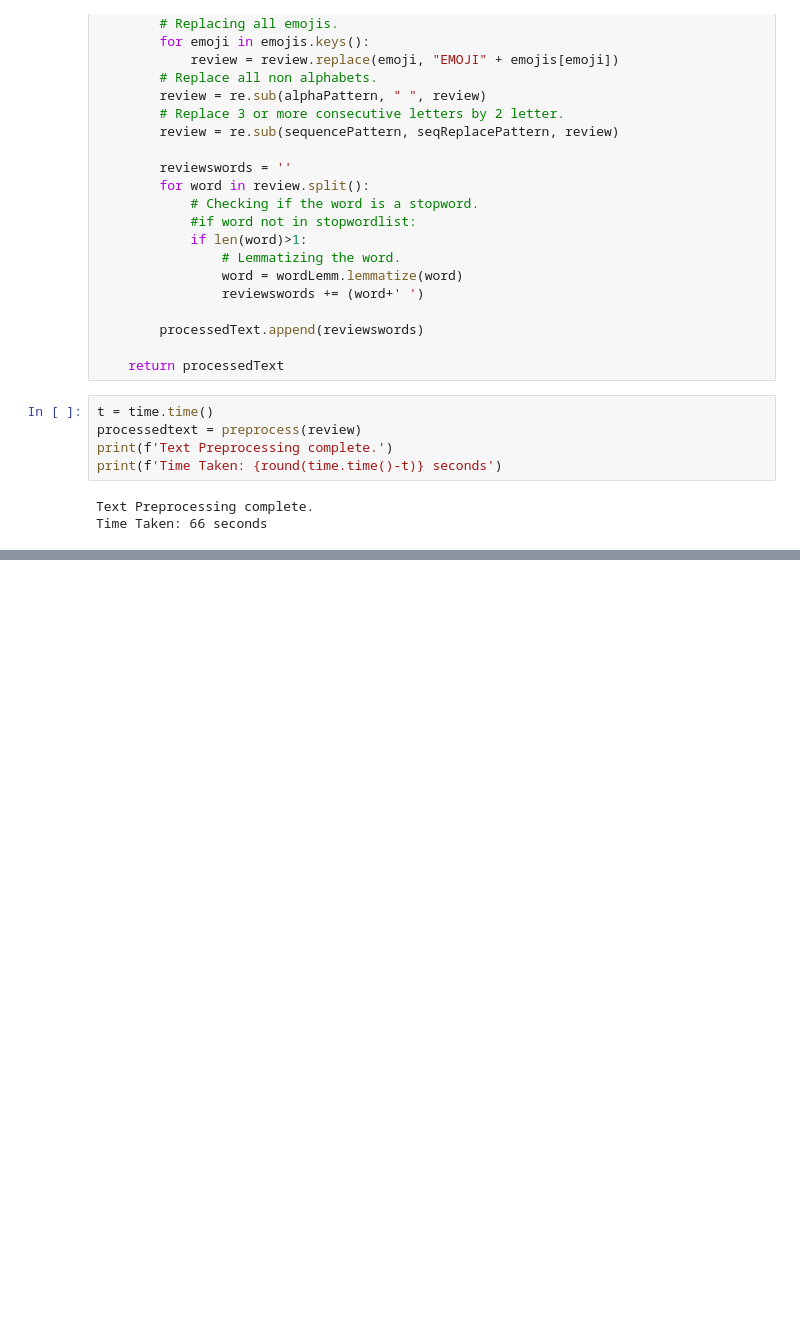
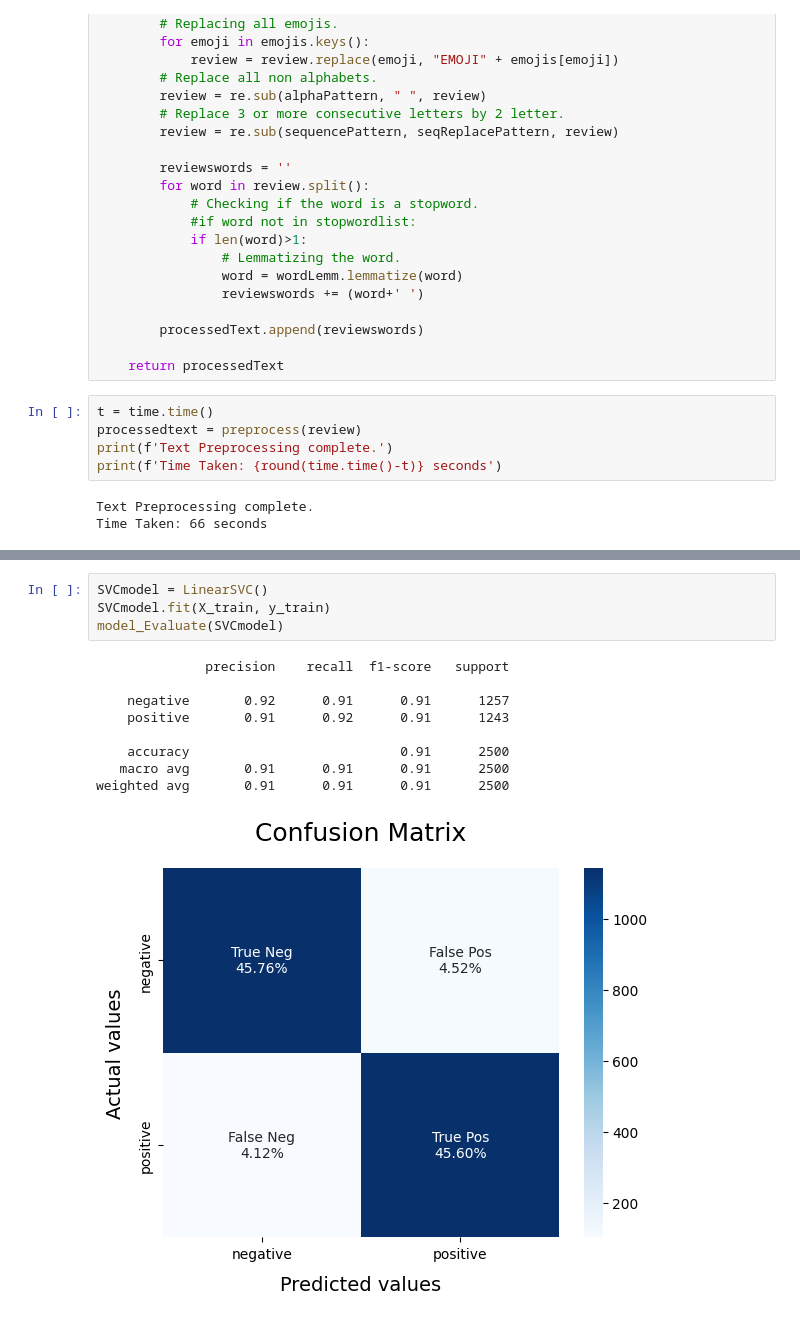
Before and after one commit to etimbukafia/sentiment_analysis, a Jupyter notebook: sentiment.ipynb, the cells around one changed output, grey strips where cells are left out. Cells and saved outputs as stored; diff of their text form; blank space fills up the shorter version.

```diff
--- a/sentiment.ipynb
+++ b/sentiment.ipynb
@@ -170,0 +242,14 @@ plt.imshow(wc)
+# %%
+SVCmodel = LinearSVC()
+SVCmodel.fit(X_train, y_train)
+model_Evaluate(SVCmodel)
+# %% [output]
+              precision    recall  f1-score   support
+
+    negative       0.92      0.91      0.91      1257
+    positive       0.91      0.92      0.91      1243
+
+    accuracy                           0.91      2500
+   macro avg       0.91      0.91      0.91      2500
+weighted avg       0.91      0.91      0.91      2500
+[figure, added]
```
Also changed, not shown: parts of 12 cells of this notebook.
